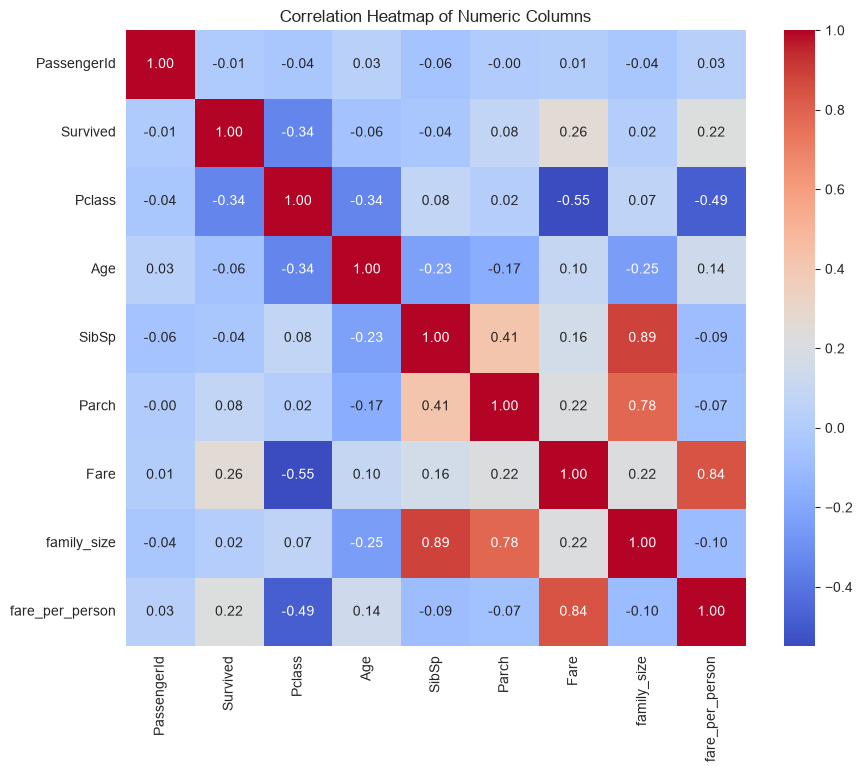
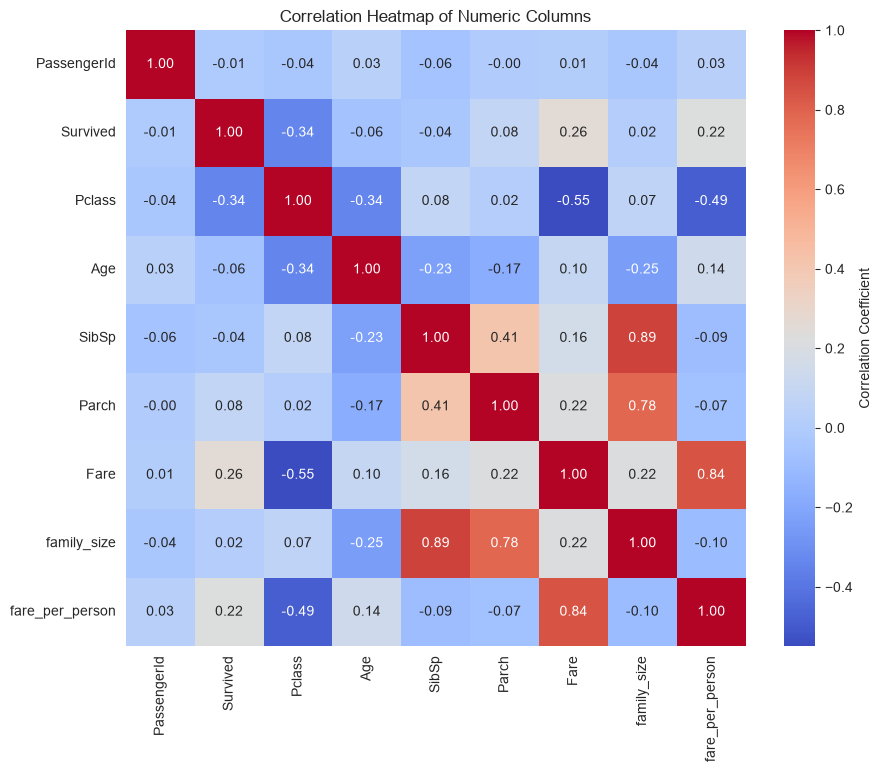
Unified diff of the notebook cell whose output changed from the first chart to the second:
--- before
+++ after
@@ -3,5 +3,5 @@
 
 plt.figure(figsize=(10, 8))
-sns.heatmap(correlation_matrix, annot=True, cmap='coolwarm', fmt='.2f')
+sns.heatmap(correlation_matrix, annot=True, cmap='coolwarm', fmt='.2f', cbar_kws={'label': 'Correlation Coefficient'})
 plt.title('Correlation Heatmap of Numeric Columns')
 plt.show()

Commit: week 2